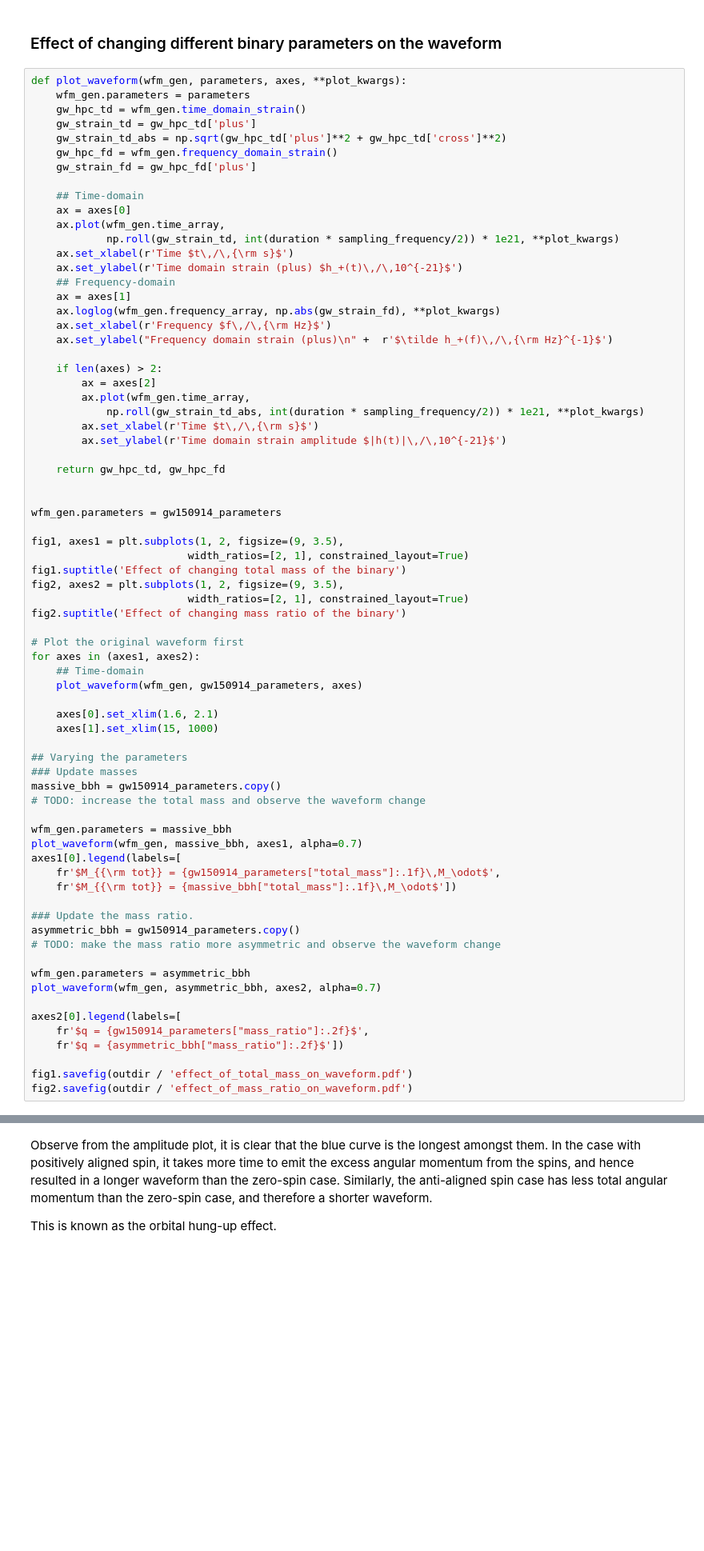
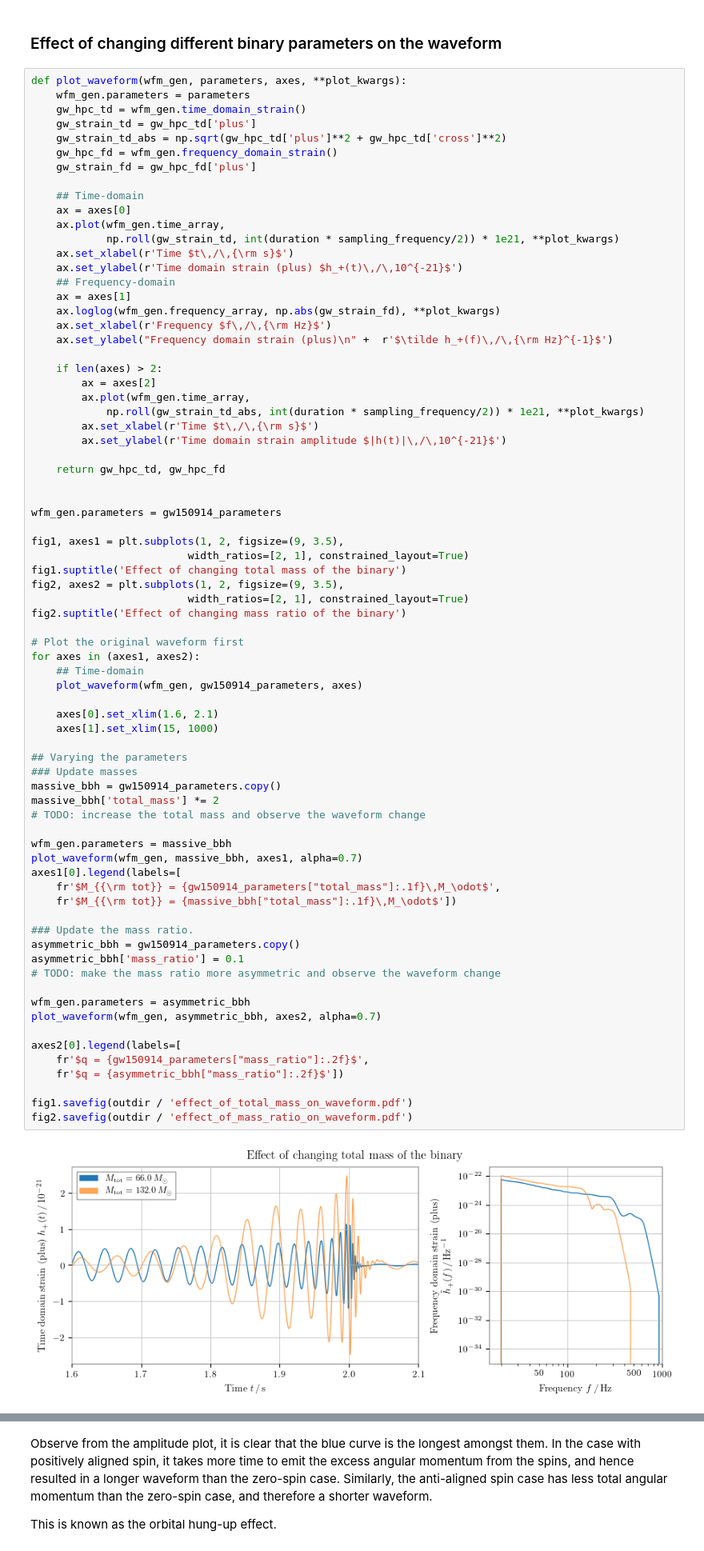
Before and after one commit to gravityhub-org/surip-summer-school-2026, a Jupyter notebook: PE_and_waveform_tutorial/PE_and_waveform_tutorial.ipynb, the cells around one changed output, grey strips where cells are left out. Shown at 80% size. Drawn from its saved outputs; the diff is of its cells as text; blank space fills up the shorter version.

```diff
--- a/PE_and_waveform_tutorial/PE_and_waveform_tutorial.ipynb
+++ b/PE_and_waveform_tutorial/PE_and_waveform_tutorial.ipynb
@@ -163,30 +175,34 @@ for axes in (axes1, axes2):
     ## Time-domain
     plot_waveform(wfm_gen, gw150914_parameters, axes)
 
     axes[0].set_xlim(1.6, 2.1)
     axes[1].set_xlim(15, 1000)
 
 ## Varying the parameters
 ### Update masses
 massive_bbh = gw150914_parameters.copy()
+massive_bbh['total_mass'] *= 2
 # TODO: increase the total mass and observe the waveform change
 
 wfm_gen.parameters = massive_bbh
 plot_waveform(wfm_gen, massive_bbh, axes1, alpha=0.7)
 axes1[0].legend(labels=[
     fr'$M_{{\rm tot}} = {gw150914_parameters["total_mass"]:.1f}\,M_\odot$',
     fr'$M_{{\rm tot}} = {massive_bbh["total_mass"]:.1f}\,M_\odot$'])
 
 ### Update the mass ratio.
 asymmetric_bbh = gw150914_parameters.copy()
+asymmetric_bbh['mass_ratio'] = 0.1
 # TODO: make the mass ratio more asymmetric and observe the waveform change
 
 wfm_gen.parameters = asymmetric_bbh
 plot_waveform(wfm_gen, asymmetric_bbh, axes2, alpha=0.7)
 
 axes2[0].legend(labels=[
     fr'$q = {gw150914_parameters["mass_ratio"]:.2f}$',
     fr'$q = {asymmetric_bbh["mass_ratio"]:.2f}$'])
 
 fig1.savefig(outdir / 'effect_of_total_mass_on_waveform.pdf')
 fig2.savefig(outdir / 'effect_of_mass_ratio_on_waveform.pdf')
+# %% [output]
+[figure, added]
```
Also changed, not shown: parts of 5 cells of this notebook, 1 other file.
